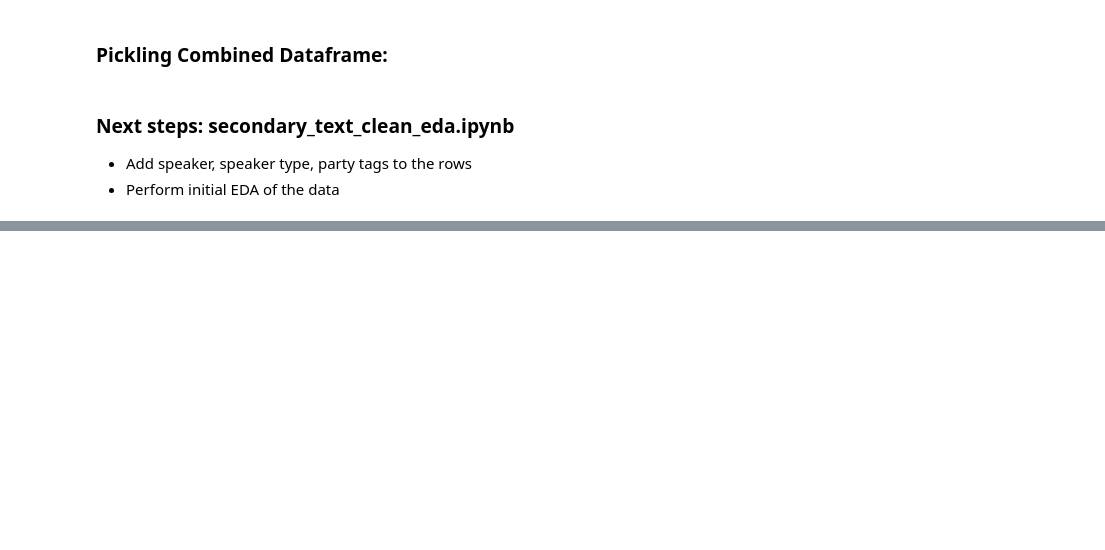
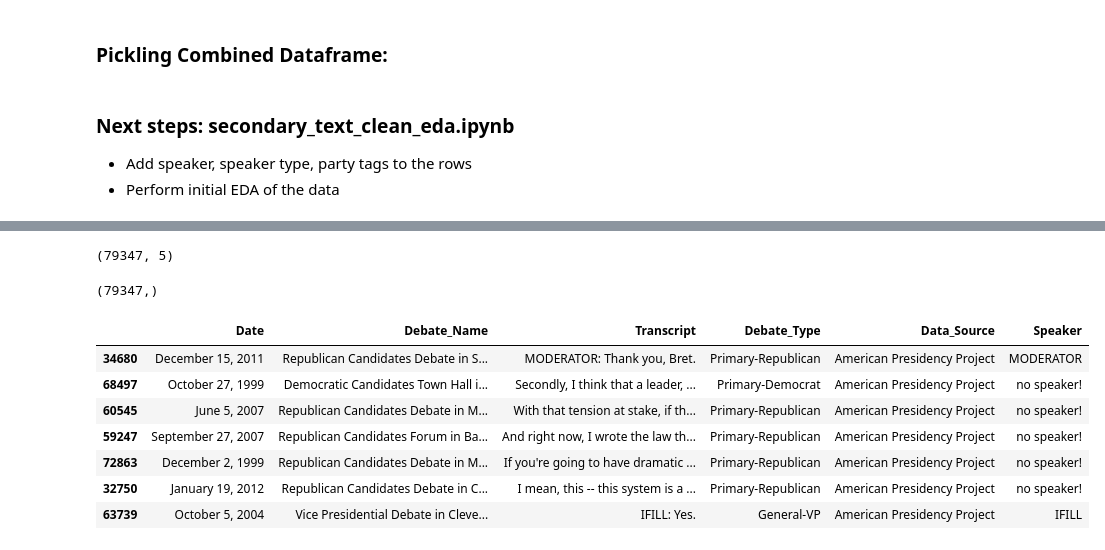
Before and after one commit to pbovard63/Presidential_Debate_Analysis, a Jupyter notebook: text_cleaning.ipynb, the cells around one changed output, grey strips where cells are left out. Drawn from its saved outputs; the diff is of its cells as text; code cells hidden in the pictures; blank space fills up the shorter version.

```diff
--- a/text_cleaning.ipynb
+++ b/text_cleaning.ipynb
@@ -608,0 +688,4 @@ with open('combined_transcript_df.pickle', 'wb') as to_write:
+# %%
+transcript_df.shape
+# %% [output]
+(79347, 5)
@@ -608,0 +697,4 @@ with open('combined_transcript_df.pickle', 'wb') as to_write:
+# %%
+explode_df.shape
+# %% [output]
+(79347,)
@@ -608,0 +703,11 @@ with open('combined_transcript_df.pickle', 'wb') as to_write:
+# %%
+transcript_df.sample(7)
+# %% [output]
+|  | Date | Debate_Name | Transcript | Debate_Type | Data_Source | Speaker |
+| 34680 | December 15, 2011 | Republican Candidates Debate in S... | MODERATOR: Thank you, Bret. | Primary-Republican | American Presidency Project | MODERATOR |
+| 68497 | October 27, 1999 | Democratic Candidates Town Hall i... | Secondly, I think that a leader, ... | Primary-Democrat | American Presidency Project | no speaker! |
+| 60545 | June 5, 2007 | Republican Candidates Debate in M... | With that tension at stake, if th... | Primary-Republican | American Presidency Project | no speaker! |
+| 59247 | September 27, 2007 | Republican Candidates Forum in Ba... | And right now, I wrote the law th... | Primary-Republican | American Presidency Project | no speaker! |
+| 72863 | December 2, 1999 | Republican Candidates Debate in M... | If you're going to have dramatic ... | Primary-Republican | American Presidency Project | no speaker! |
+| 32750 | January 19, 2012 | Republican Candidates Debate in C... | I mean, this -- this system is a ... | Primary-Republican | American Presidency Project | no speaker! |
+| 63739 | October 5, 2004 | Vice Presidential Debate in Cleve... | IFILL: Yes. | General-VP | American Presidency Project | IFILL |
```
Also changed, not shown: parts of 44 cells of this notebook, 8 other files.
